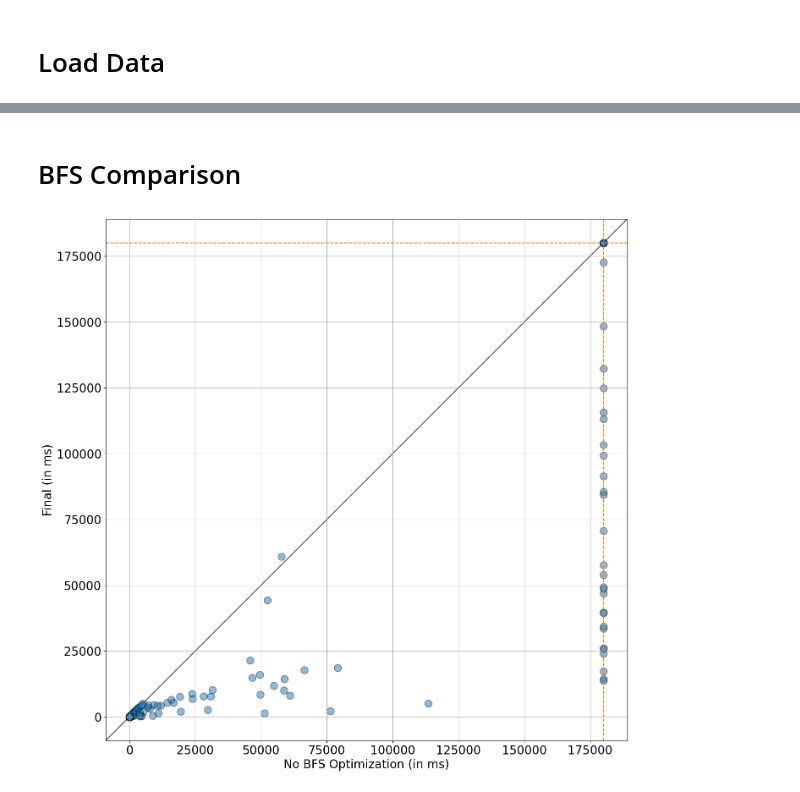
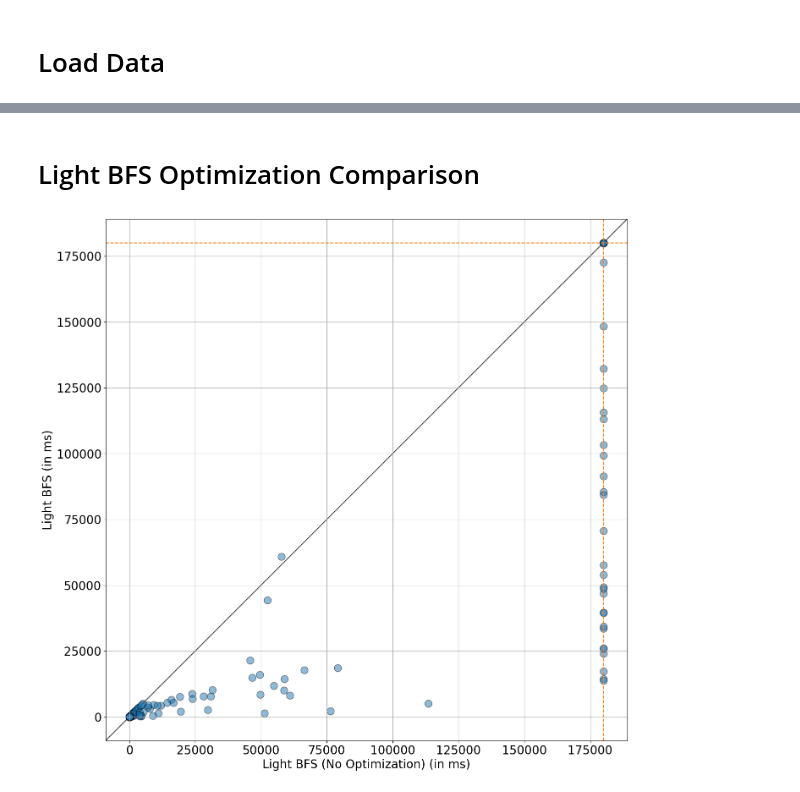
Before and after one commit to HenriDickel/DFVS-Solver, a Jupyter notebook: DFVS_Solver/src/python/statistics_v2.ipynb, the cells around one changed output, grey strips where cells are left out. Saved outputs shown, nothing was run; the diff lists cells and outputs as text; code cells hidden in the pictures.

```diff
--- a/DFVS_Solver/src/python/statistics_v2.ipynb
+++ b/DFVS_Solver/src/python/statistics_v2.ipynb
@@ -7,17 +7,13 @@ import numpy as np
 # %% [markdown]
 # Load Data
 # %%
-# Create pandas dataframe from csv
-df = pd.read_csv("../logs/MainLog-2.03_Final.csv", sep=",", header=0)
+# Create pandas dataframes from csv
+df_L = pd.read_csv("../logs/MainLog-2.03_Final.csv", sep=",", header=0)
+df_F = pd.read_csv("../logs/MainLog-2.04_FullBFS.csv", sep=",", header=0)
 
 # Split  synthetic/complex
-df_synthetic = df[df['name'].str.match('synth')]
-df_complex = df[~df['name'].str.match('synth')]
-
-# Mean
-df_mean_k = df.groupby('k_optimal').mean()
-df_synthetic_mean_k = df_synthetic.groupby('k_optimal').mean()
-df_complex_mean_k = df_complex.groupby('k_optimal').mean()
+df_L_synthetic = df_L[df_L['name'].str.match('synth')]
+df_L_complex = df_L[~df_L['name'].str.match('synth')]
 
 # Style plot
 plt.style.use('default')
@@ -58,36 +85,35 @@ Overall: 590/670 (88.05970149253731%)
 # %% [markdown]
-# BFS Comparison
+# Light BFS Optimization Comparison
 # %%
-dfNoOptimization = pd.read_csv("../logs/MainLog-2.02_NoBFSOptimization.csv", sep=",", header=0)
-dfNoOptimization = dfNoOptimization.rename(columns={'millis': 'millisLight'})
+df_L_NoOpt = pd.read_csv("../logs/MainLog-2.02_NoBFSOptimization.csv", sep=",", header=0)
+df_L_NoOpt_renamed = df_L_NoOpt.rename(columns={'millis': 'millisNoOpt'})
 dfFinal = pd.read_csv("../logs/MainLog-2.03_Final.csv", sep=",", header=0)
-dfFinal = dfFinal.rename(columns={'millis': 'millisFull'})
-dfMerge = dfNoOptimization.merge(dfFinal, on = "name", how = 'inner')
+df_L_renamed = df_L.rename(columns={'millis': 'millis_L'})
+dfMerge = df_L_NoOpt_renamed.merge(df_L_renamed, on = "name", how = 'inner')
 
 fig, ax = plt.subplots(figsize=(16,16))
 ax.axhline(y=180000, color='tab:orange', linestyle='--')
 ax.axvline(x=180000, color='tab:orange', linestyle='--')
-ax.scatter(dfMerge['millisLight'], dfMerge['millisFull'], c='tab:blue', edgecolors='black', marker='o', alpha=0.5, s=150)
-plt.xlabel('No BFS Optimization (in ms)')
-plt.ylabel('Final (in ms)')
+ax.scatter(dfMerge['millisNoOpt'], dfMerge['millis_L'], c='tab:blue', edgecolors='black', marker='o', alpha=0.5, s=150)
+plt.xlabel('Light BFS (No Optimization) (in ms)')
+plt.ylabel('Light BFS (in ms)')
 ax.grid()
 
 
 x = np.array([0,180000])
 y = np.array([0,180000])
-#plt.plot(x,y,'tab:orange')
 lims = [
     np.min([ax.get_xlim(), ax.get_ylim()]),  # min of both axes
     np.max([ax.get_xlim(), ax.get_ylim()]),  # max of both axes
 ]
 # now plot both limits against eachother
 ax.plot(lims, lims, 'k-', alpha=0.75, zorder=0)
 ax.set_aspect('equal')
 ax.set_xlim(lims)
 ax.set_ylim(lims)
 
-fig.savefig('plots/BFSComparison.png',  bbox_inches='tight')
+fig.savefig('plots/BFSOptimizationComparison.png',  bbox_inches='tight')
 fig.show()
 # %% [output]
-[figure, old version]
+[figure, new version]
 # %% [markdown]
```
Also changed, not shown: parts of 8 cells of this notebook, 10 other files.
